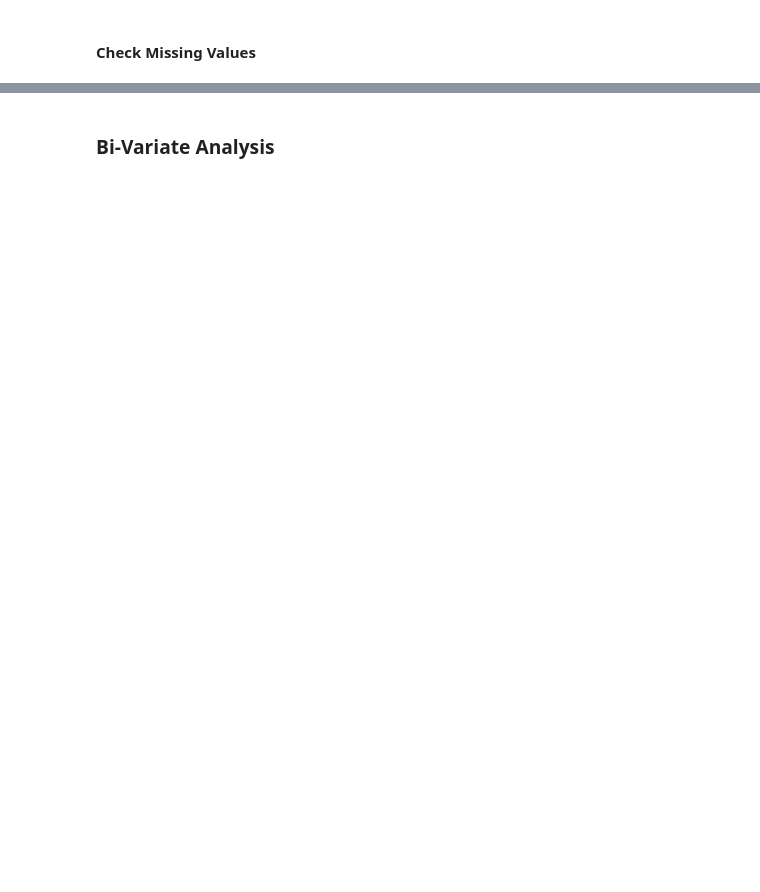
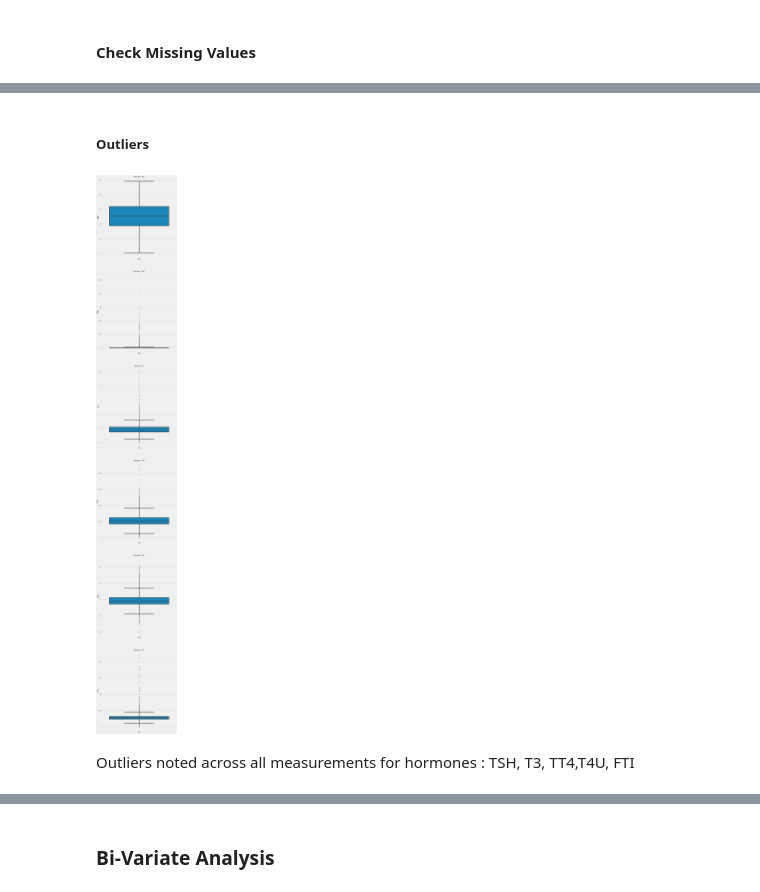
Before and after one commit to kennedynjoroge/Hypothyroid_Disease_Prediction_Using_RF_and_SVM, a Jupyter notebook: Hypothyroid_Disease_Prediction_Using_RF_and_SVM.ipynb, the cells around one changed output, grey strips where cells are left out. Saved outputs shown, nothing was run; the diff lists cells and outputs as text; code cells hidden in the pictures; blank space fills up the shorter version.

```diff
--- a/Hypothyroid_Disease_Prediction_Using_RF_and_SVM.ipynb
+++ b/Hypothyroid_Disease_Prediction_Using_RF_and_SVM.ipynb
@@ -350,0 +192,3 @@ Above columns are have high percentage of entries with 0 value. Review their usa
+# %%
+# Replace null records with null
+df = df.replace("?", np.nan)
@@ -350,0 +456,23 @@ Above columns are have high percentage of entries with 0 value. Review their usa
+# %% [markdown]
+##### Outliers
+# %%
+# The plotting is for non binary columns
+def plot_boxplots(target_dataframe,col_names):
+
+    fig, ax = plt.subplots(len(col_names), figsize=(10,80))
+
+    for i, column_name in enumerate(col_names):
+        sns.boxplot(y=target_dataframe[column_name], ax=ax[i])
+        ax[i].set_title('Box plot - {}'.format(column_name), fontsize=14)
+        ax[i].set_xlabel(column_name, fontsize=14)
+
+    plt.show()
+
+    #Execute the function
+outlier_columns =['age','TSH','T3','TT4','T4U','FTI']
+plt.style.use('fivethirtyeight')
+plot_boxplots(df,outlier_columns)
+# %% [output]
+[figure, added]
+# %% [markdown]
+Outliers noted across all measurements for hormones : TSH, T3, TT4,T4U, FTI
```
Also changed, not shown: parts of 138 cells of this notebook, 1 other file.
